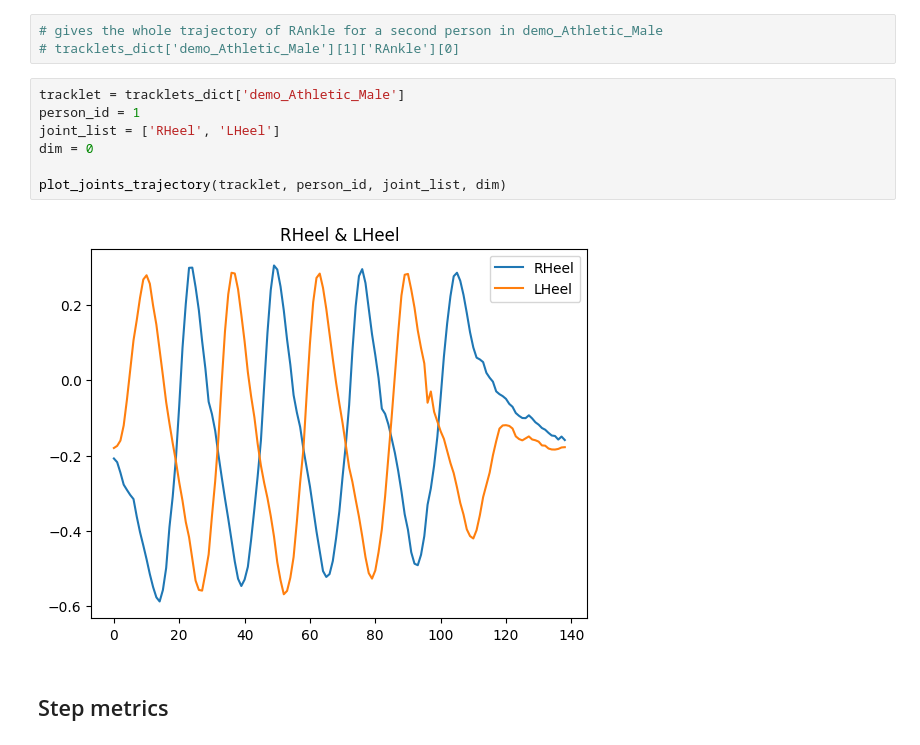
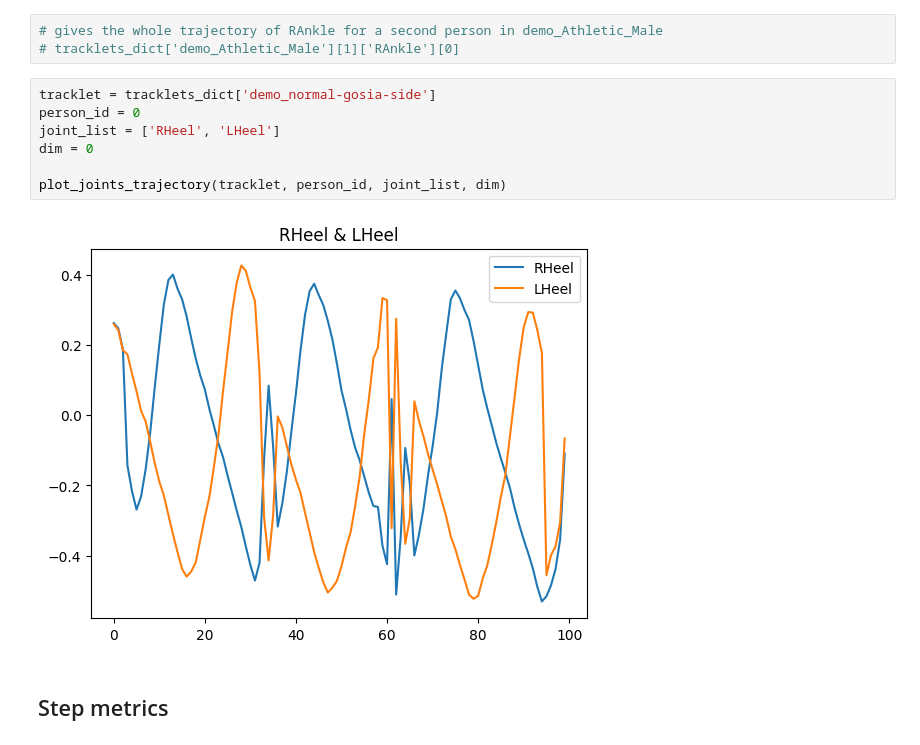
Before and after one commit to hrapek/Biomechanics, a Jupyter notebook: biometrics.ipynb, the cells around one changed output. Cells and saved outputs as stored; diff of their text form.

```diff
--- a/biometrics.ipynb
+++ b/biometrics.ipynb
@@ -272,13 +386,13 @@ The structure of detections_dict we have after the above processing is as follow
 # gives the whole trajectory of RAnkle for a second person in demo_Athletic_Male
 # tracklets_dict['demo_Athletic_Male'][1]['RAnkle'][0]
 # %%
-tracklet = tracklets_dict['demo_Athletic_Male']
-person_id = 1
+tracklet = tracklets_dict['demo_normal-gosia-side']
+person_id = 0
 joint_list = ['RHeel', 'LHeel']
 dim = 0
 
 plot_joints_trajectory(tracklet, person_id, joint_list, dim)
 # %% [output]
-[figure, old version]
+[figure, new version]
 # %% [markdown]
 ## Step metrics
```
Also changed, not shown: parts of 10 cells of this notebook, 32 other files.
